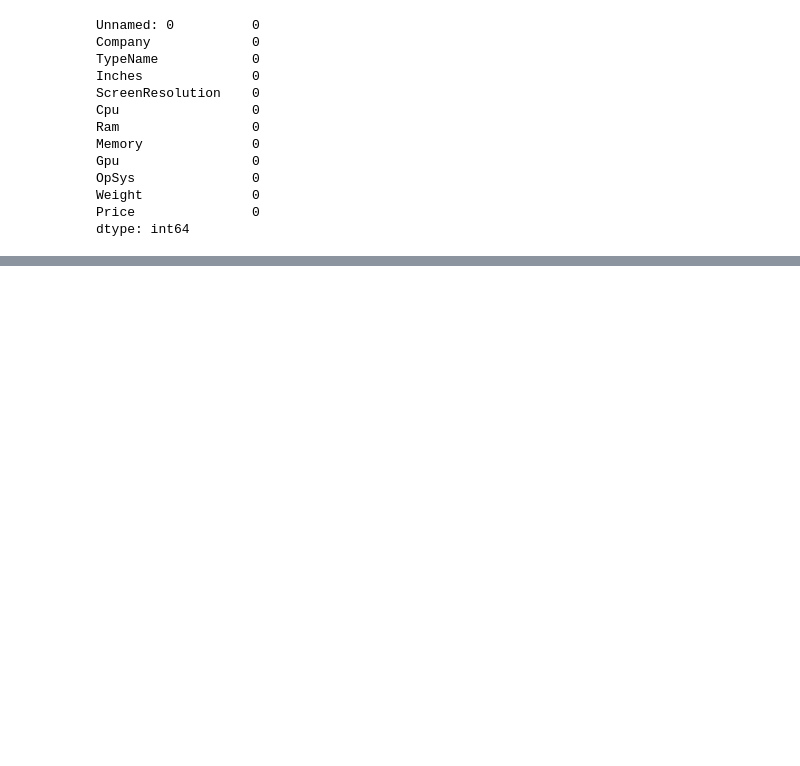
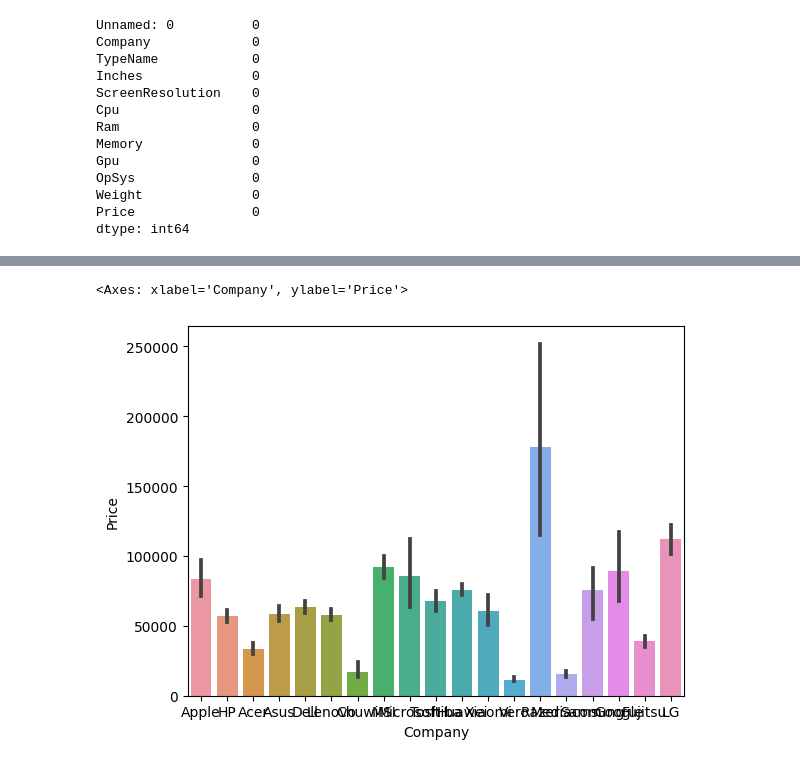
Before and after one commit to 27priyanshu/Laptop_predictor, a Jupyter notebook: Laptop-price-predictor.ipynb, the cells around one changed output, grey strips where cells are left out. Saved outputs shown, nothing was run; the diff lists cells and outputs as text; code cells hidden in the pictures; blank space fills up the shorter version.

```diff
--- a/Laptop-price-predictor.ipynb
+++ b/Laptop-price-predictor.ipynb
@@ -95,0 +167,6 @@ df['Weight']=df['Weight'].str.replace('kg','')
+# %%
+#Trying to find out the Avg Price from each Company laptops
+sns.barplot(x=df['Company'],y=df['Price'])
+# %% [output]
+<Axes: xlabel='Company', ylabel='Price'>
+[figure, added]
```
Also changed, not shown: parts of 13 cells of this notebook.
